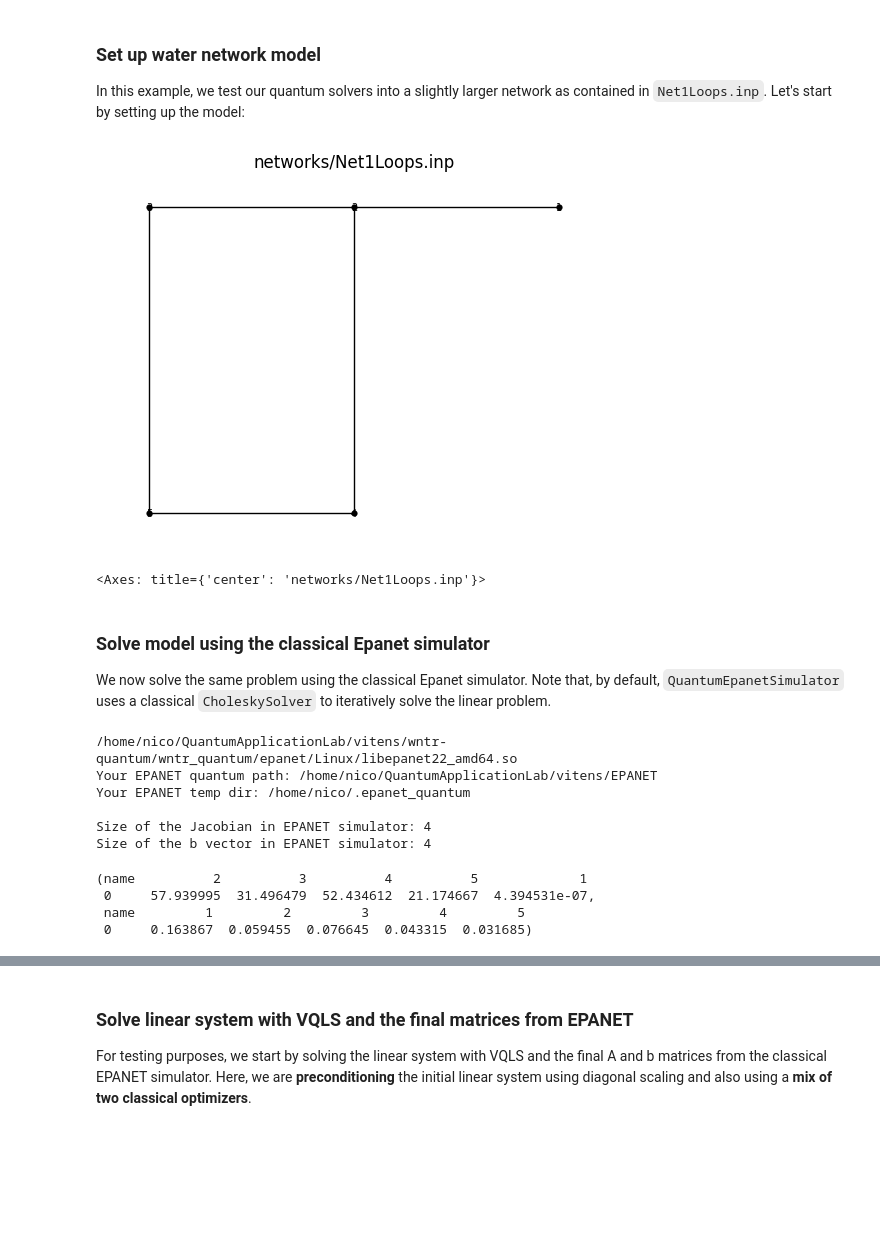
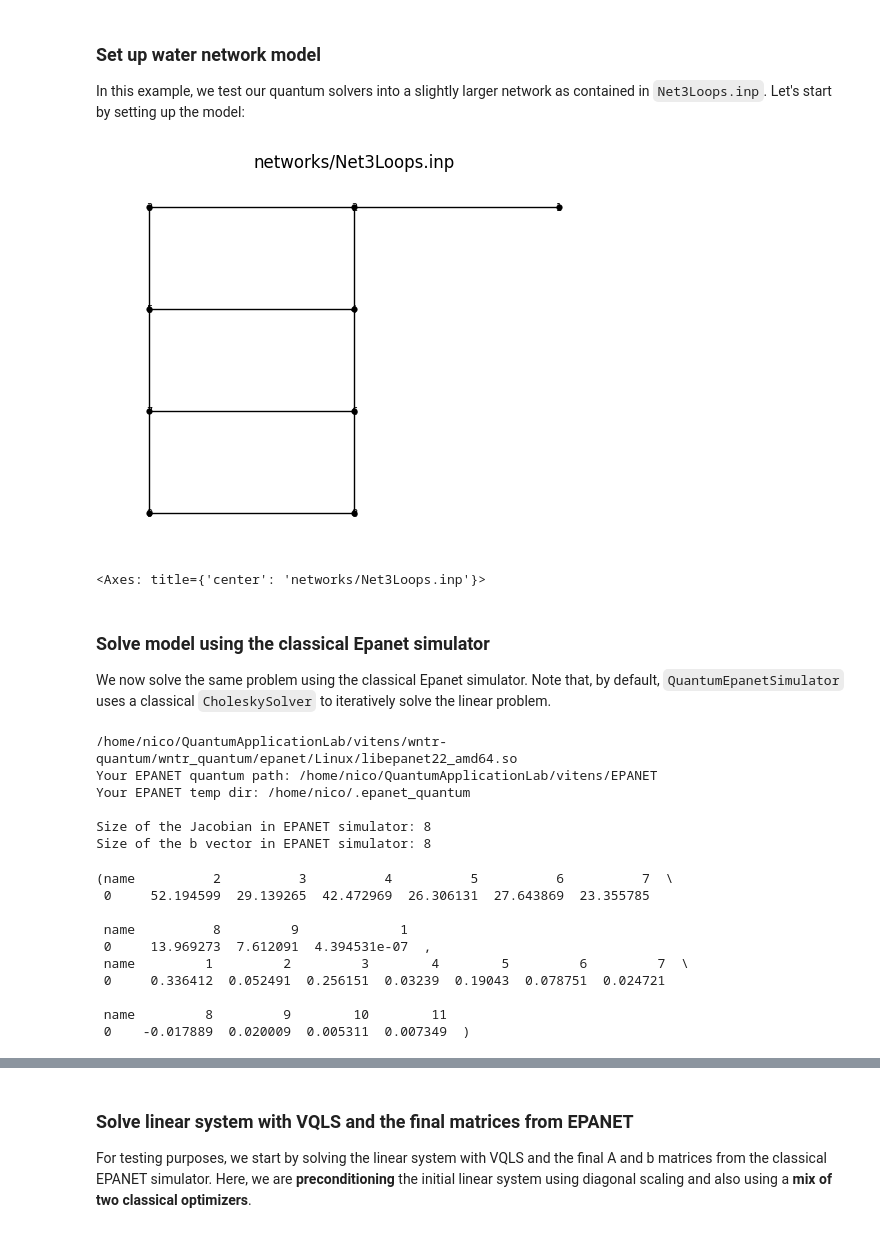
Before and after one commit to QuantumApplicationLab/wntr-quantum, a Jupyter notebook: docs/notebooks/vqls_solver_Net3Loops.ipynb, the cells around one changed output, grey strips where cells are left out. Saved outputs shown, nothing was run; the diff lists cells and outputs as text; code cells hidden in the pictures; blank space fills up the shorter version.

Commit message:
3loops

```diff
--- a/docs/notebooks/vqls_solver_Net3Loops.ipynb
+++ b/docs/notebooks/vqls_solver_Net3Loops.ipynb
@@ -1,27 +1,27 @@
 # %% [markdown]
 ### Set up water network model
 
-In this example, we test our quantum solvers into a slightly larger network as contained in `Net1Loops.inp`. Let's start by setting up the model:
+In this example, we test our quantum solvers into a slightly larger network as contained in `Net3Loops.inp`. Let's start by setting up the model:
 # %%
 import os
 import wntr
 import wntr_quantum
 
 os.environ["EPANET_TMP"] = "/home/nico/.epanet_quantum"
 os.environ["EPANET_QUANTUM"] = "/home/nico/QuantumApplicationLab/vitens/EPANET"
 
 # set up network model
-inp_file = 'networks/Net1Loops.inp'
+inp_file = 'networks/Net3Loops.inp'
 wn = wntr.network.WaterNetworkModel(inp_file)
 
 # plot network
 wntr.graphics.plot_network(wn, title=wn.name, node_labels=True)
 
 # print options
 # dict(wn.options.hydraulic)
 # %% [output]
-[figure, old version]
+[figure, new version]
-<Axes: title={'center': 'networks/Net1Loops.inp'}>
+<Axes: title={'center': 'networks/Net3Loops.inp'}>
 # %% [markdown]
 ### Solve model using the classical Epanet simulator
 
@@ -64,9 +64,15 @@ results_epanet.node["pressure"], results_epanet.link["flowrate"]
 Your EPANET quantum path: /home/nico/QuantumApplicationLab/vitens/EPANET
 Your EPANET temp dir: /home/nico/.epanet_quantum
 
-Size of the Jacobian in EPANET simulator: 4
-Size of the b vector in EPANET simulator: 4
+Size of the Jacobian in EPANET simulator: 8
+Size of the b vector in EPANET simulator: 8
-(name          2          3          4          5             1
- 0     57.939995  31.496479  52.434612  21.174667  4.394531e-07,
- name         1         2         3         4         5
- 0     0.163867  0.059455  0.076645  0.043315  0.031685)
+(name          2          3          4          5          6          7  \
+ 0     52.194599  29.139265  42.472969  26.306131  27.643869  23.355785
+
+ name          8         9             1
+ 0     13.969273  7.612091  4.394531e-07  ,
+ name         1         2         3        4        5         6         7  \
+ 0     0.336412  0.052491  0.256151  0.03239  0.19043  0.078751  0.024721
+
+ name         8         9        10        11
+ 0    -0.017889  0.020009  0.005311  0.007349  )
```
Also changed, not shown: parts of 4 cells of this notebook.
